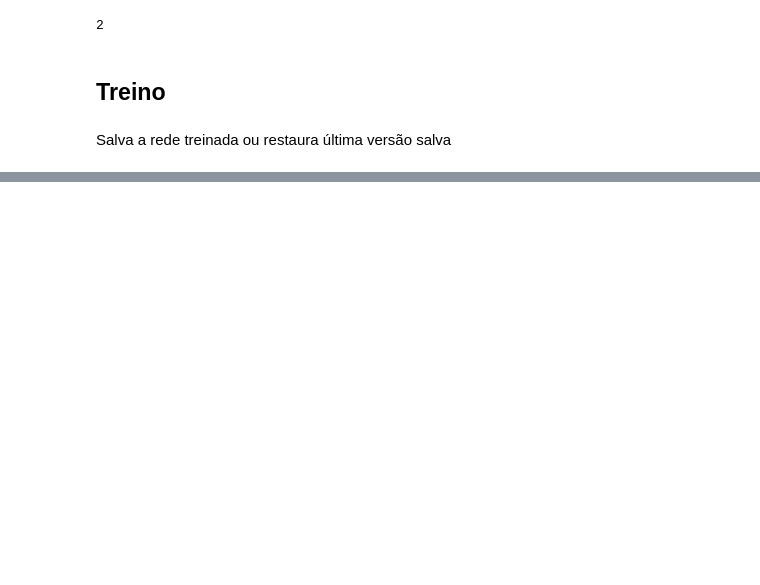
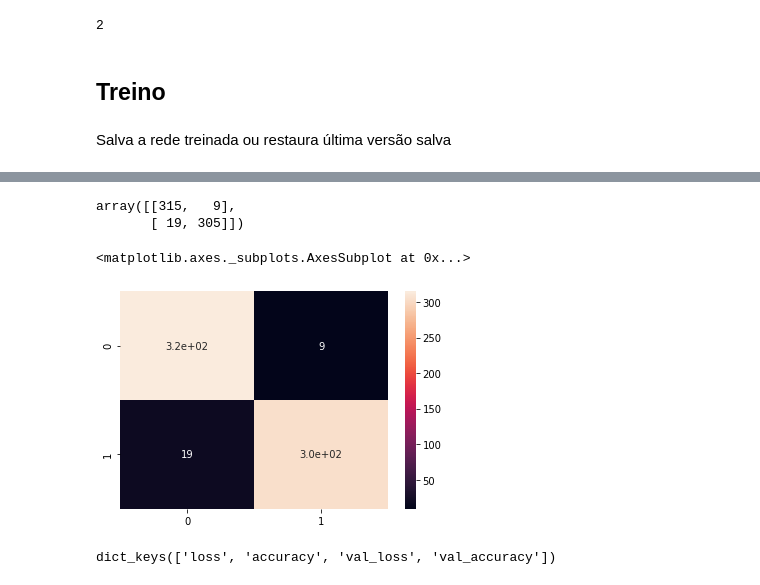
Before and after one commit to pabloalima81/tcc1, a Jupyter notebook: cfn.ipynb, the cells around one changed output, grey strips where cells are left out. Cells and saved outputs as stored; diff of their text form; code cells hidden in the pictures; blank space fills up the shorter version.

```diff
--- a/cfn.ipynb
+++ b/cfn.ipynb
@@ -305,6 +307,8 @@ if ckpt_manager.latest_checkpoint:
 # %%
 train_inputs=train_inputs.astype(np.int64)
 train_labels=train_labels.astype(np.int64)
+test_inputs=test_inputs.astype(np.int64)
+test_labels=test_labels.astype(np.int64)
 # %%
 history = Dcnn.fit(train_inputs, train_labels,
                    batch_size = batch_size,
@@ -326,0 +335,2 @@ Epoch 5/5
+# %%
+y_pred_test = Dcnn.predict(test_inputs)
@@ -326,0 +357,2 @@ Epoch 5/5
+# %%
+y_pred_test = (y_pred_test > 0.5)
@@ -326,0 +399,16 @@ Epoch 5/5
+# %%
+from sklearn.metrics import confusion_matrix
+cm = confusion_matrix(test_labels, y_pred_test)
+cm
+# %% [output]
+array([[315,   9],
+       [ 19, 305]])
+# %%
+sns.heatmap(cm, annot=True)
+# %% [output]
+<matplotlib.axes._subplots.AxesSubplot at 0x...>
+[figure, added]
+# %%
+history.history.keys()
+# %% [output]
+dict_keys(['loss', 'accuracy', 'val_loss', 'val_accuracy'])
```
Also changed, not shown: parts of 22 cells of this notebook.
